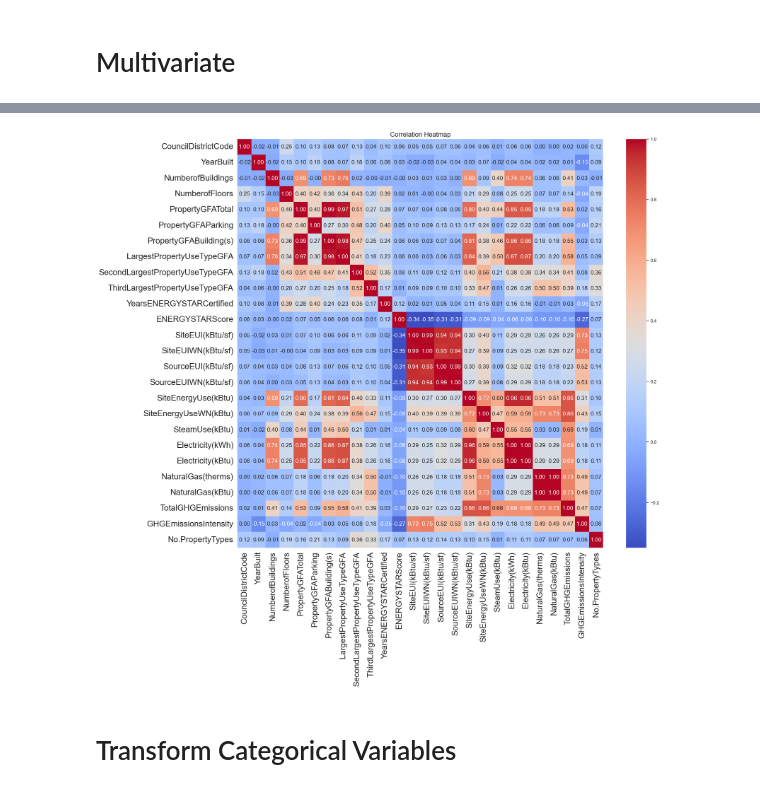
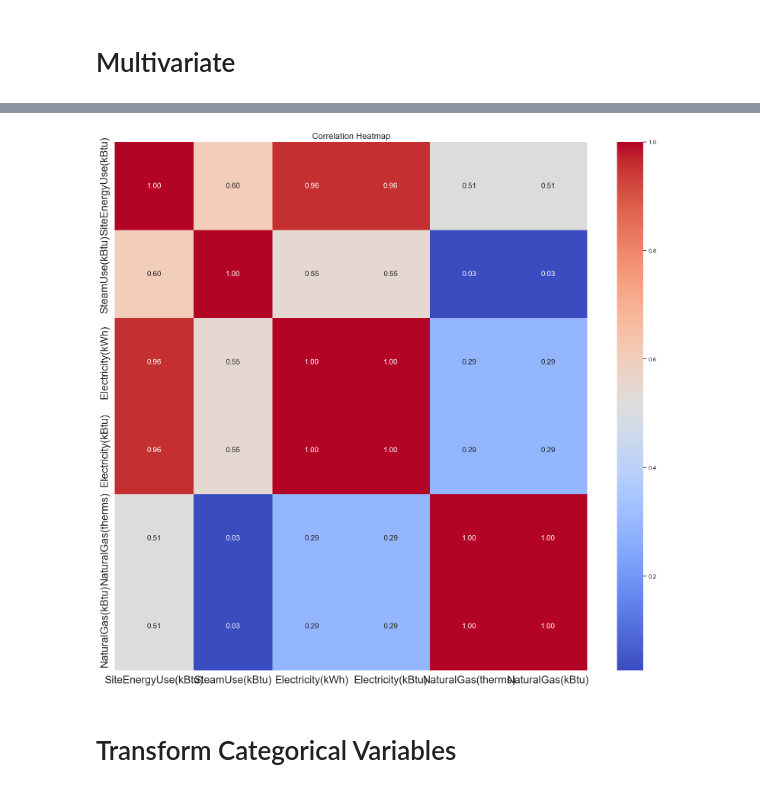
Before and after one commit to amaye15/OpenClassroom--Machine-Learning-Engineer, a Jupyter notebook: P3/P3.ipynb, the cells around one changed output, grey strips where cells are left out. Drawn from its saved outputs; the diff is of its cells as text; code cells hidden in the pictures.

```diff
--- a/P3/P3.ipynb
+++ b/P3/P3.ipynb
@@ -460,3 +461,5 @@ from sklearn.preprocessing import LabelEncoder
 # %%
 for col in df.select_dtypes(include='object').columns.tolist():
     df[col] = LabelEncoder().fit_transform(df[col])
+# %%
+df[numeric_cols] = MinMaxScaler().fit_transform(df[numeric_cols])
@@ -462,0 +572,5 @@ for col in df.select_dtypes(include='object').columns.tolist():
+# %%
+df1 = df.drop(columns=['GHGEmissionsIntensity', 'ENERGYSTARScore']).dropna().copy()
+df2 = df.drop(columns=['TotalGHGEmissions', 'ENERGYSTARScore']).dropna().copy()
+#df1 = df.drop(columns=['GHGEmissionsIntensity']).dropna().copy()
+#df2 = df.drop(columns=['TotalGHGEmissions']).dropna().copy()
@@ -462,0 +590,3 @@ for col in df.select_dtypes(include='object').columns.tolist():
+# %%
+best_cols = best_features_via_rfecv(df2, 'GHGEmissionsIntensity')
+print("Best features across all models:", best_cols)
@@ -463,21 +603,21 @@ for col in df.select_dtypes(include='object').columns.tolist():
 # %%
 # 1. Correlation Heatmap
 plt.figure(figsize=(20, 18))
-sns.heatmap(df[numeric_cols].corr(), annot=True, cmap='coolwarm', fmt=".2f",
+sns.heatmap(df[best_cols].corr(), annot=True, cmap='coolwarm', fmt=".2f",
             annot_kws={"size": 14},  # Adjust the annotation size
             #cbar_kws={'label': 'Correlation Coefficient', 'labelsize': 14}  # Adjust color bar label size
             )
 
 # Adjust x and y tick label sizes
 plt.xticks(fontsize=20)
 plt.yticks(fontsize=20)
 
 # Adjust title size
 plt.title('Correlation Heatmap', fontsize=16)
 
 plt.show()
 # %% [output]
-[figure, old version]
+[figure, new version]
 # %% [markdown]
 # Transform Categorical Variables
 # %%
```
Also changed, not shown: parts of 10 cells of this notebook.
